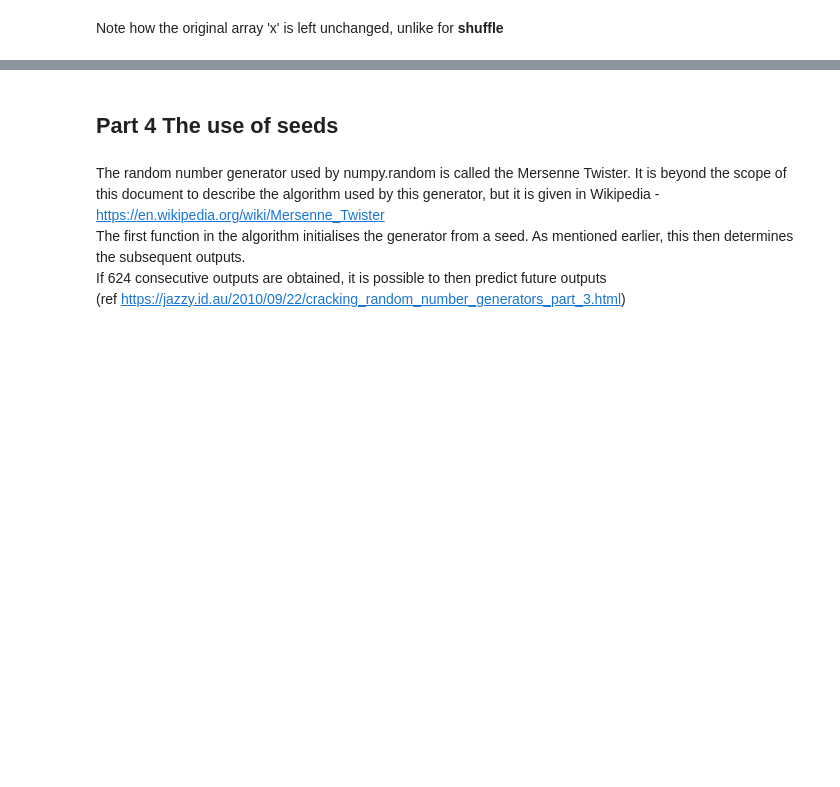
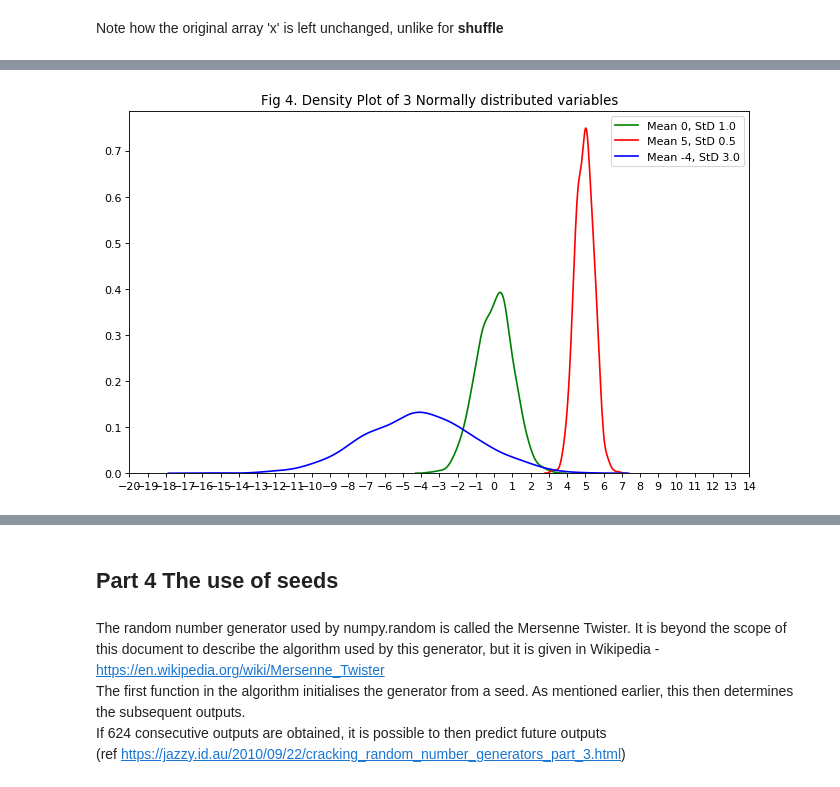
Before and after one commit to NigelSlack/numpy-random, a Jupyter notebook: numpy-random.ipynb, the cells around one changed output, grey strips where cells are left out. Saved outputs shown, nothing was run; the diff lists cells and outputs as text; code cells hidden in the pictures; blank space fills up the shorter version.

Commit message:
Update notebook, including Normal distribution
Include a description of the Normal distribution, with example plots and a theoretical application

```diff
--- a/numpy-random.ipynb
+++ b/numpy-random.ipynb
@@ -251,0 +260,17 @@ plt.show()
+# %%
+import seaborn as sns
+x=np.random.normal(loc=0.0, scale=1.0, size=1000)
+y=np.random.normal(loc=5.0, scale=0.5, size=1000)
+z=np.random.normal(loc=-4.0, scale=3.0, size=1000)
+plt.figure(figsize=(10,6), dpi= 80)
+sns.kdeplot(x, color="g", label="Mean 0, StD 1.0")
+sns.kdeplot(y, color="r", label="Mean 5, StD 0.5")
+sns.kdeplot(z, color="b", label="Mean -4, StD 3.0")
+
+# Decoration
+plt.title('Fig 4. Density Plot of 3 Normally distributed variables')
+plt.xticks(np.arange(-20, 15, 1.0))
+plt.legend()
+plt.show()
+# %% [output]
+[figure, added]
```
Also changed, not shown: parts of 22 cells of this notebook.
